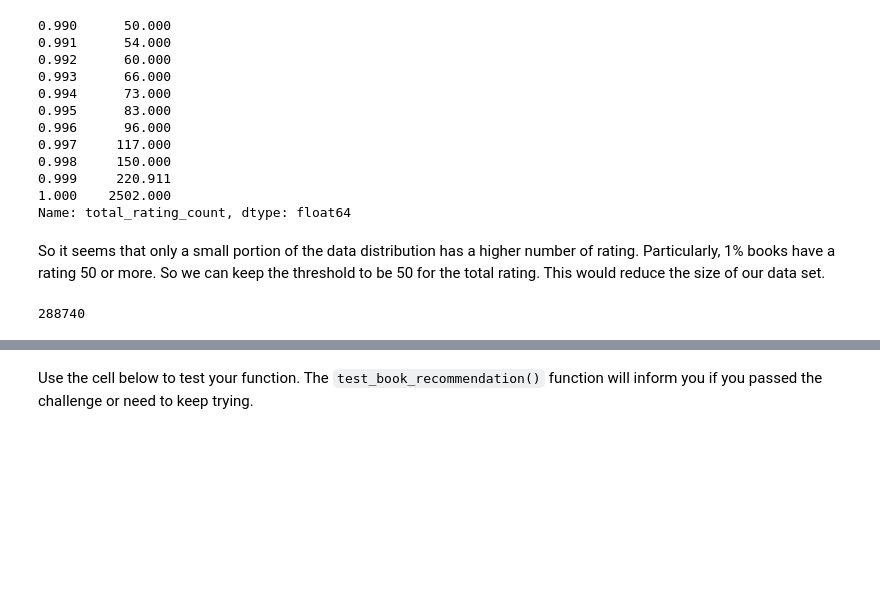
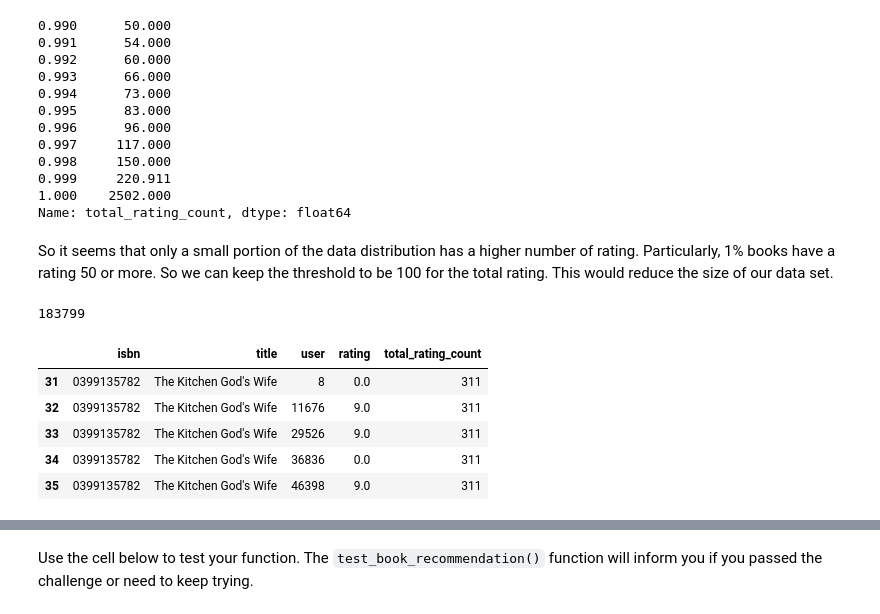
Before and after one commit to AJAkil/All-things-AI, a Jupyter notebook: Copy_of_fcc_book_recommendation_knn.ipynb, the cells around one changed output, grey strips where cells are left out. Cells and saved outputs as stored; diff of their text form; code cells hidden in the pictures; blank space fills up the shorter version.

```diff
--- a/Copy_of_fcc_book_recommendation_knn.ipynb
+++ b/Copy_of_fcc_book_recommendation_knn.ipynb
@@ -192,10 +192,19 @@ df_total_rating['total_rating_count'].quantile(np.arange(0.99,1,0.001))
 1.000    2502.000
 Name: total_rating_count, dtype: float64
 # %% [markdown]
-So it seems that only a small portion of the data distribution has a higher number of rating. Particularly, 1% books have a rating 50 or more. So we can keep the threshold to be 50 for the total rating. This would reduce the size of our data set.
+So it seems that only a small portion of the data distribution has a higher number of rating. Particularly, 1% books have a rating 50 or more. So we can keep the threshold to be 100 for the total rating. This would reduce the size of our data set.
 # %%
-threshhold = 50
+threshhold = 100
 combined_new_df = combined_new_df[combined_new_df['total_rating_count'] >= threshhold]
 len(combined_new_df)
 # %% [output]
-288740
+183799
+# %%
+combined_new_df.head()
+# %% [output]
+|  | isbn | title | user | rating | total_rating_count |
+| 31 | 0399135782 | The Kitchen God's Wife | 8 | 0.0 | 311 |
+| 32 | 0399135782 | The Kitchen God's Wife | 11676 | 9.0 | 311 |
+| 33 | 0399135782 | The Kitchen God's Wife | 29526 | 9.0 | 311 |
+| 34 | 0399135782 | The Kitchen God's Wife | 36836 | 0.0 | 311 |
+| 35 | 0399135782 | The Kitchen God's Wife | 46398 | 9.0 | 311 |
```
Also changed, not shown: parts of 5 cells of this notebook.
